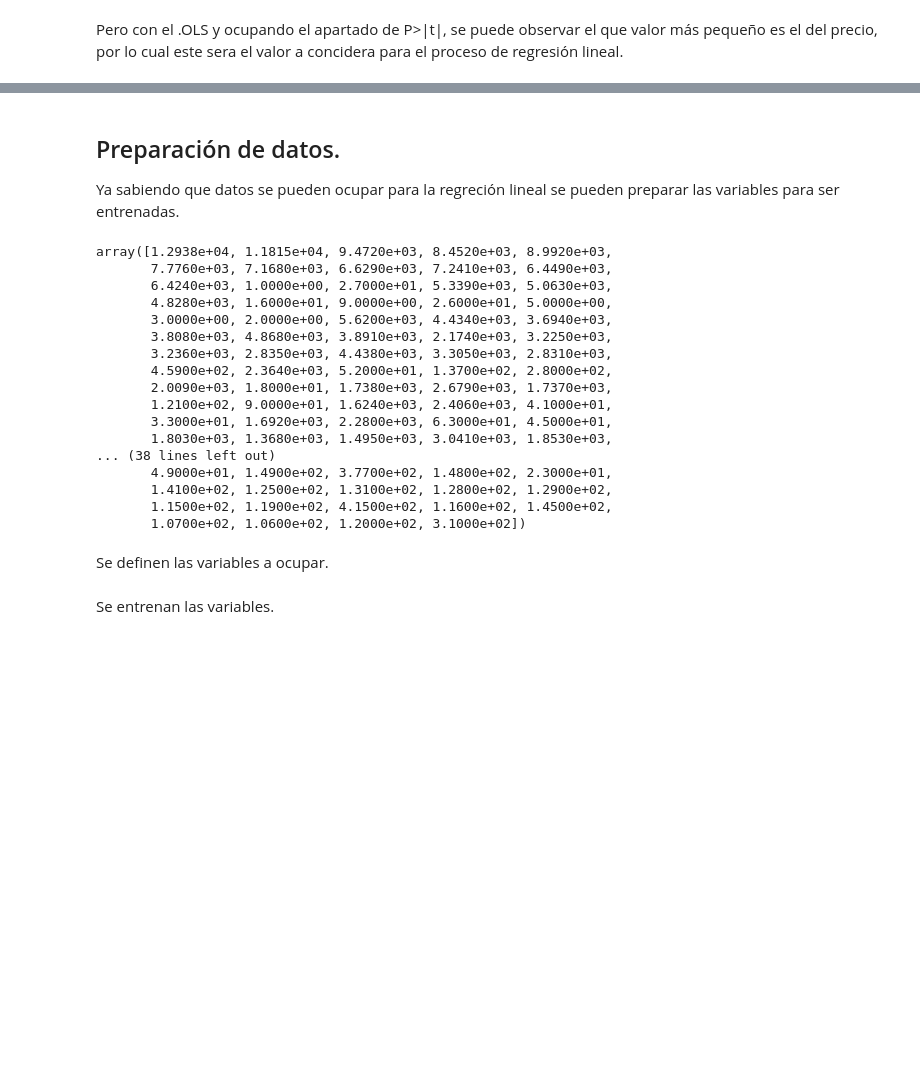
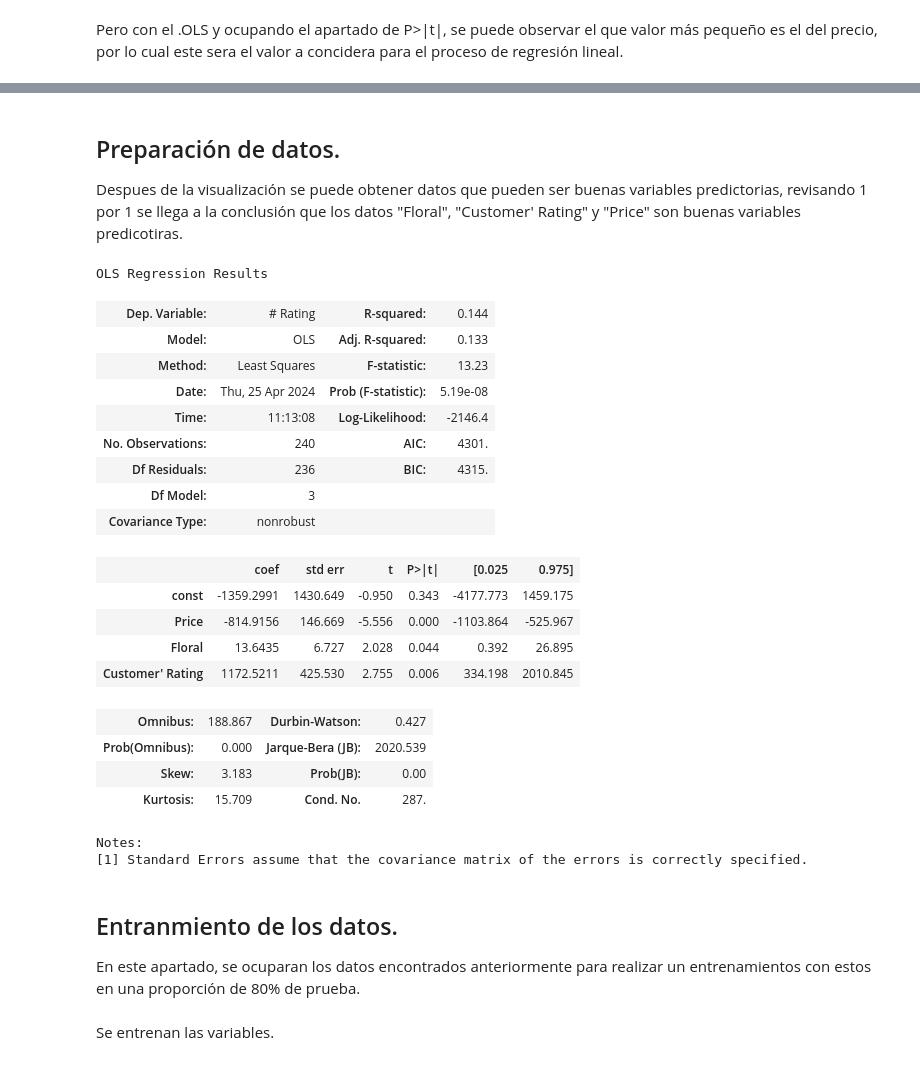
Before and after one commit to Pancho-UwU/data-ciencia-, a Jupyter notebook: Taller_1.ipynb, the cells around one changed output, grey strips where cells are left out. Cells and saved outputs as stored; diff of their text form; code cells hidden in the pictures; blank space fills up the shorter version.

```diff
--- a/Taller_1.ipynb
+++ b/Taller_1.ipynb
@@ -494,36 +506,70 @@ Notes:
 strong multicollinearity or other numerical problems.
 # %% [markdown]
 ## Preparación de datos.
-Ya sabiendo que datos se pueden ocupar para la regreción lineal se pueden preparar las variables para ser entrenadas.
+Despues de la visualización se puede obtener datos que pueden ser buenas variables predictorias, revisando 1 por 1 se llega a la conclusión que los datos "Floral", "Customer' Rating" y "Price" son buenas variables predicotiras.
 # %%
 df_2 = pd.DataFrame(datos_1[1:],columns=datos_1[0])
 df_2['Price'] = df_2["Price"].replace('None', np.nan)
 df_2['# Rating'] = df_2['# Rating'].replace(' ', np.nan)
+df_2['Full-Bodied'] = df_2['Full-Bodied'].replace(' ',np.nan)
+df_2['Sweet'] =df_2['Sweet'].replace('',np.nan)
+df_2['Floral'] = df_2['Floral'].replace('',np.nan)
+df_2['Vanilla'] = df_2['Vanilla'].replace('',np.nan)
+df_2['Herbal'] = df_2['Herbal'].replace('',np.nan)
+df_2["Customer' Rating"] = df_2["Customer' Rating"].replace('',np.nan)
+df_2['Age'] = df_2['Age'].replace('',np.nan)
+df_2['Rich'] = df_2['Rich'].replace('',np.nan)
 
 df_2['# Rating'] = pd.to_numeric(df_2['# Rating'], errors='coerce', downcast='integer')
 df_2['Price'] = pd.to_numeric(df_2['Price'])
-df_2.dropna(subset=['Price','# Rating'], inplace=True)
+df_2['Full-Bodied'] = pd.to_numeric(df_2['Full-Bodied'], errors = 'coerce', downcast='integer')
+df_2['Sweet'] = pd.to_numeric(df_2['Sweet'],errors= 'coerce',downcast= 'integer')
+df_2['Floral'] = pd.to_numeric(df_2['Floral'],errors= 'coerce',downcast= 'integer')
+df_2['Vanilla'] = pd.to_numeric(df_2['Vanilla'],errors= 'coerce',downcast='integer')
+df_2['Herbal'] = pd.to_numeric(df_2['Herbal'],errors='coerce',downcast='integer')
+df_2["Customer' Rating"] = pd.to_numeric(df_2["Customer' Rating"],errors='coerce',downcast='integer')
+df_2['Age']= pd.to_numeric(df_2['Age'],errors='coerce',downcast='integer')
+df_2['Rich']=pd.to_numeric(df_2['Rich'],errors='coerce',downcast='integer')
+
+df_2.dropna(subset=['Price','# Rating','Floral',"Customer' Rating"], inplace=True)
 df_2['# Rating'] = df_2['# Rating'].astype('float')
 df_2['Price'] = df_2['Price'].astype('float')
+df_2['Full-Bodied'] = df_2['Full-Bodied'].astype('float')
+df_2['Sweet'] = df_2['Sweet'].astype('float')
+df_2['Floral'] = df_2['Floral'].astype('float')
+df_2['Vanilla'] = df_2['Vanilla'].astype('float')
+df_2['Herbal'] = df_2['Herbal'].astype('float')
+df_2["Customer' Rating"] = df_2["Customer' Rating"].astype('float')
+df_2['Age'] = df_2['Age'].astype("float")
+df_2['Rich'] = df_2['Rich'].astype('float')
+
+x_2= sm.add_constant(df_2[['Price','Floral',"Customer' Rating"]])
+modelo_ols_3 = sm.OLS(df_2['# Rating'],x_2).fit()
+modelo_ols_3.summary()
 # %% [output]
-array([1.2938e+04, 1.1815e+04, 9.4720e+03, 8.4520e+03, 8.9920e+03,
-       7.7760e+03, 7.1680e+03, 6.6290e+03, 7.2410e+03, 6.4490e+03,
-       6.4240e+03, 1.0000e+00, 2.7000e+01, 5.3390e+03, 5.0630e+03,
-       4.8280e+03, 1.6000e+01, 9.0000e+00, 2.6000e+01, 5.0000e+00,
-       3.0000e+00, 2.0000e+00, 5.6200e+03, 4.4340e+03, 3.6940e+03,
-       3.8080e+03, 4.8680e+03, 3.8910e+03, 2.1740e+03, 3.2250e+03,
-       3.2360e+03, 2.8350e+03, 4.4380e+03, 3.3050e+03, 2.8310e+03,
-       4.5900e+02, 2.3640e+03, 5.2000e+01, 1.3700e+02, 2.8000e+02,
-       2.0090e+03, 1.8000e+01, 1.7380e+03, 2.6790e+03, 1.7370e+03,
-       1.2100e+02, 9.0000e+01, 1.6240e+03, 2.4060e+03, 4.1000e+01,
-       3.3000e+01, 1.6920e+03, 2.2800e+03, 6.3000e+01, 4.5000e+01,
-       1.8030e+03, 1.3680e+03, 1.4950e+03, 3.0410e+03, 1.8530e+03,
-... (38 lines left out)
-       4.9000e+01, 1.4900e+02, 3.7700e+02, 1.4800e+02, 2.3000e+01,
-       1.4100e+02, 1.2500e+02, 1.3100e+02, 1.2800e+02, 1.2900e+02,
-       1.1500e+02, 1.1900e+02, 4.1500e+02, 1.1600e+02, 1.4500e+02,
-       1.0700e+02, 1.0600e+02, 1.2000e+02, 3.1000e+02])
+OLS Regression Results
+| Dep. Variable: | # Rating | R-squared: | 0.144 |
+| Model: | OLS | Adj. R-squared: | 0.133 |
+| Method: | Least Squares | F-statistic: | 13.23 |
+| Date: | Thu, 25 Apr 2024 | Prob (F-statistic): | 5.19e-08 |
+| Time: | 11:13:08 | Log-Likelihood: | -2146.4 |
+| No. Observations: | 240 | AIC: | 4301. |
+| Df Residuals: | 236 | BIC: | 4315. |
+| Df Model: | 3 |  |  |
+| Covariance Type: | nonrobust |  |  |
+|  | coef | std err | t | P>|t| | [0.025 | 0.975] |
+| const | -1359.2991 | 1430.649 | -0.950 | 0.343 | -4177.773 | 1459.175 |
+| Price | -814.9156 | 146.669 | -5.556 | 0.000 | -1103.864 | -525.967 |
+| Floral | 13.6435 | 6.727 | 2.028 | 0.044 | 0.392 | 26.895 |
+| Customer' Rating | 1172.5211 | 425.530 | 2.755 | 0.006 | 334.198 | 2010.845 |
+| Omnibus: | 188.867 | Durbin-Watson: | 0.427 |
+| Prob(Omnibus): | 0.000 | Jarque-Bera (JB): | 2020.539 |
+| Skew: | 3.183 | Prob(JB): | 0.00 |
+| Kurtosis: | 15.709 | Cond. No. | 287. |
+Notes:
+[1] Standard Errors assume that the covariance matrix of the errors is correctly specified.
 # %% [markdown]
-Se definen las variables a ocupar.
+## Entranmiento de los datos.
+En este apartado, se ocuparan los datos encontrados anteriormente para realizar un entrenamientos con estos en una proporción de 80% de prueba.
 # %%
 val_x = df_2['# Rating'].to_frame()
```
Also changed, not shown: parts of 7 cells of this notebook, 1 other file.
